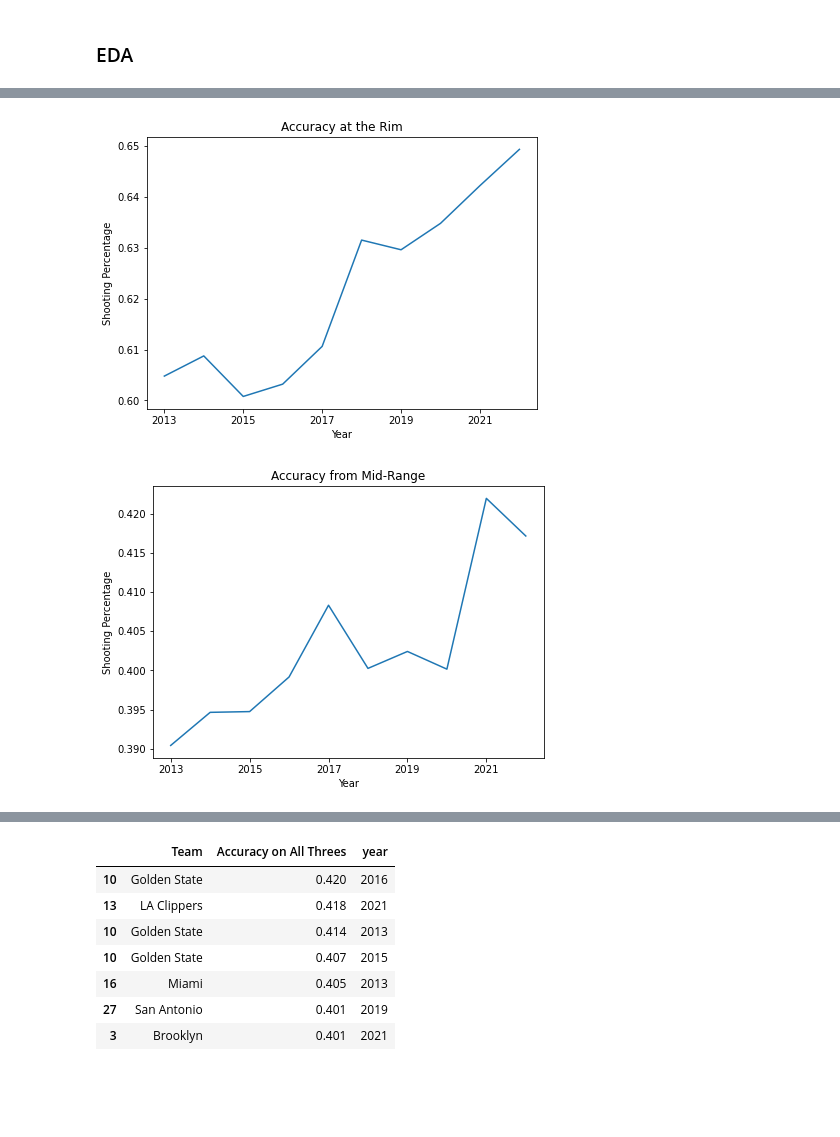
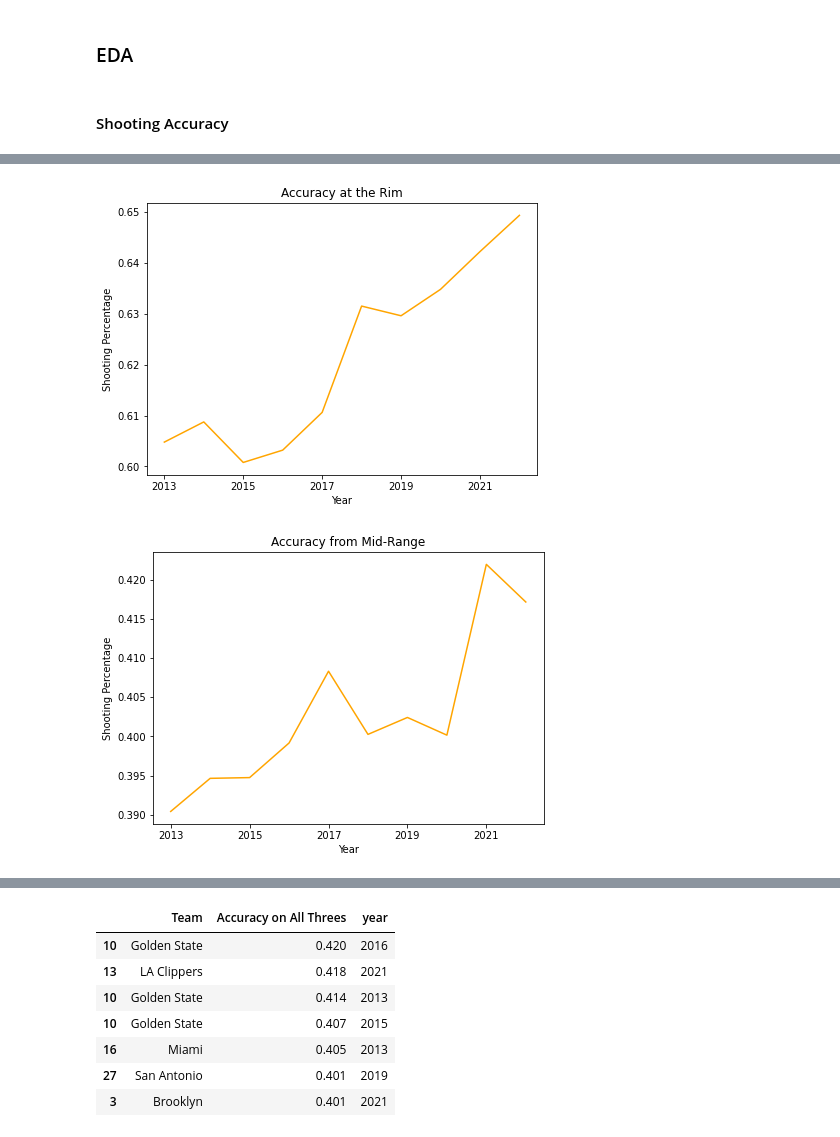
Before and after one commit to aothree/NBA-Style-of-Play, a Jupyter notebook: before_model_eda.ipynb, the cells around one changed output, grey strips where cells are left out. Drawn from its saved outputs; the diff is of its cells as text; code cells hidden in the pictures; blank space fills up the shorter version.

```diff
--- a/before_model_eda.ipynb
+++ b/before_model_eda.ipynb
@@ -192,6 +192,8 @@ df_all = df_all.round(decimals = 3)
 df_all.to_csv('./CSVs/full_merged_data.csv')
 # %% [markdown]
 ### EDA
+# %% [markdown]
+#### Shooting Accuracy
 # %%
 shooting_accuracy_df.groupby('year').mean()
 # %% [output]
@@ -209,19 +211,19 @@ shooting_accuracy_df.groupby('year').mean()
 | 2022 | 0.531065 | 0.535387 | 0.649355 | 0.422194 | 0.406129 | 0.417161 | ... |
 # %%
 plt.figure(figsize = (7,5))
-shooting_accuracy_df.groupby('year').mean()['Accuracy at Rim'].plot()
+shooting_accuracy_df.groupby('year').mean()['Accuracy at Rim'].plot(color = 'orange')
 plt.title('Accuracy at the Rim')
 plt.ylabel('Shooting Percentage')
 plt.xlabel('Year');
 # %% [output]
-[figure, old version]
+[figure, new version]
 # %%
 plt.figure(figsize = (7,5))
-shooting_accuracy_df.groupby('year').mean()['Accuracy on All Midrange'].plot()
+shooting_accuracy_df.groupby('year').mean()['Accuracy on All Midrange'].plot(color = 'orange')
 plt.title('Accuracy from Mid-Range')
 plt.ylabel('Shooting Percentage')
 plt.xlabel('Year');
 # %% [output]
-[figure, old version]
+[figure, new version]
 # %%
 plt.figure(figsize = (7,5))
```
Also changed, not shown: parts of 10 cells of this notebook, 4 other files.
